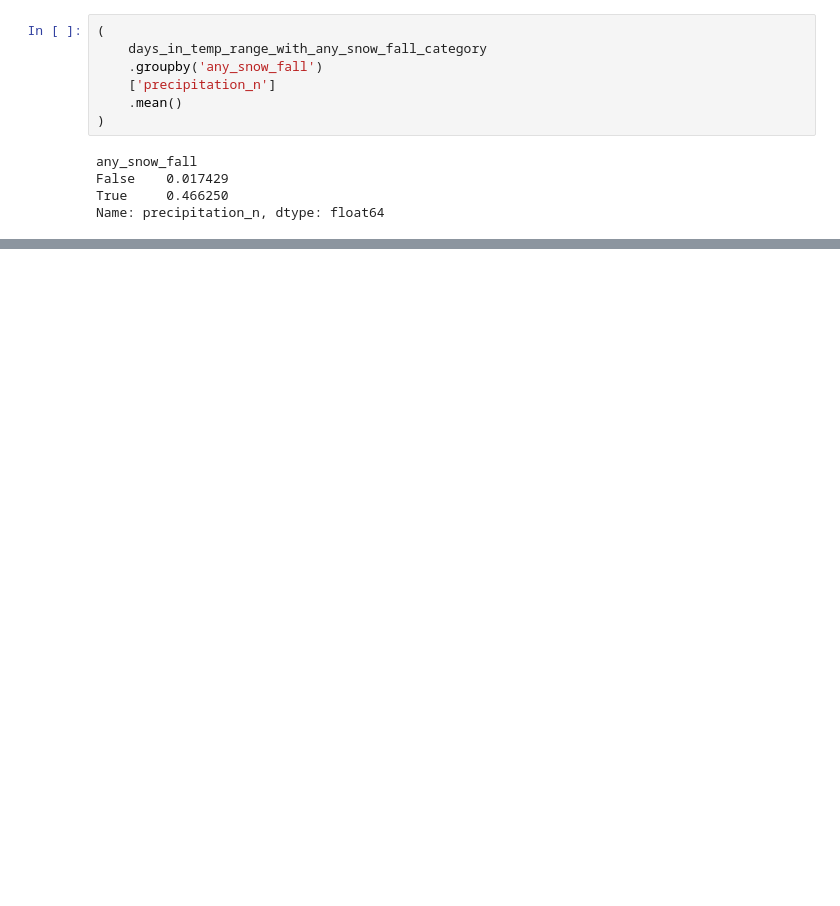
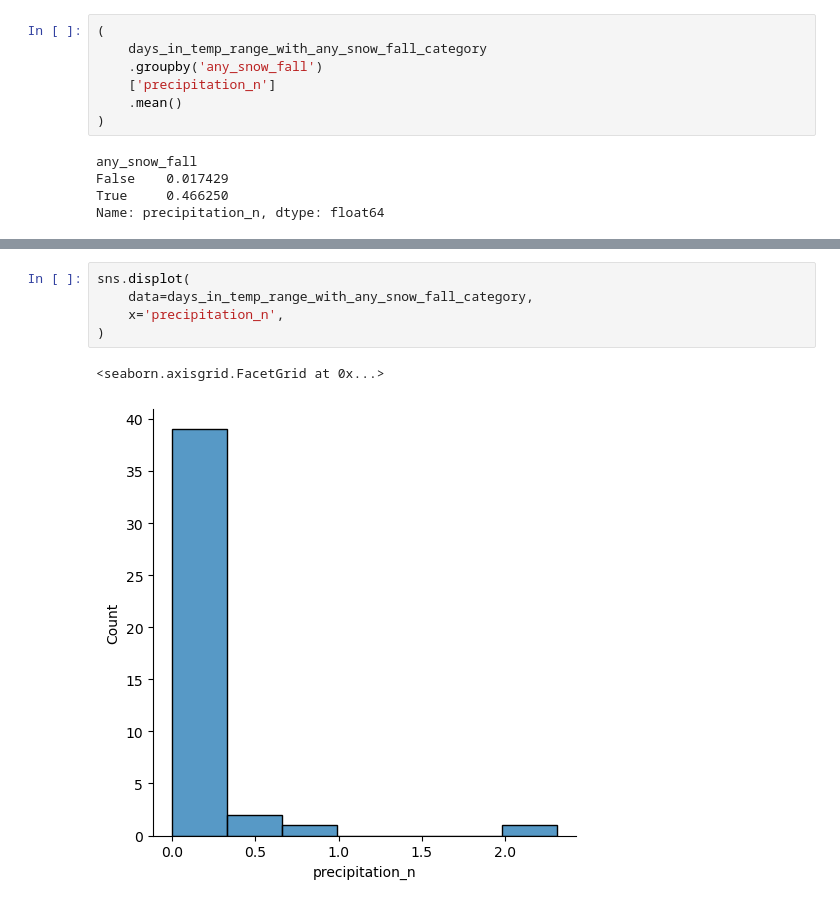
Before and after one commit to dlevine01/urban-data-analysis-course, a Jupyter notebook: Notebooks/5-3-data-processing-in-multiple-steps.ipynb, the cells around one changed output, grey strips where cells are left out. Drawn from its saved outputs; the diff is of its cells as text; blank space fills up the shorter version.

```diff
--- a/Notebooks/5-3-data-processing-in-multiple-steps.ipynb
+++ b/Notebooks/5-3-data-processing-in-multiple-steps.ipynb
@@ -134,0 +158,8 @@ Name: precipitation_n, dtype: float64
+# %%
+sns.displot(
+    data=days_in_temp_range_with_any_snow_fall_category,
+    x='precipitation_n',
+)
+# %% [output]
+<seaborn.axisgrid.FacetGrid at 0x...>
+[figure, added]
```
Also changed, not shown: parts of 4 cells of this notebook.
